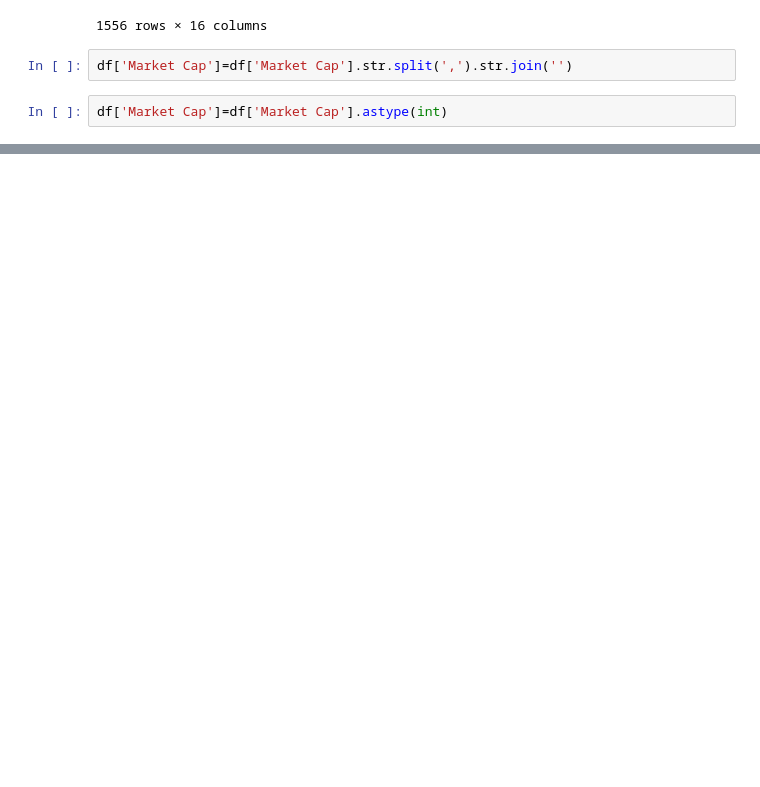
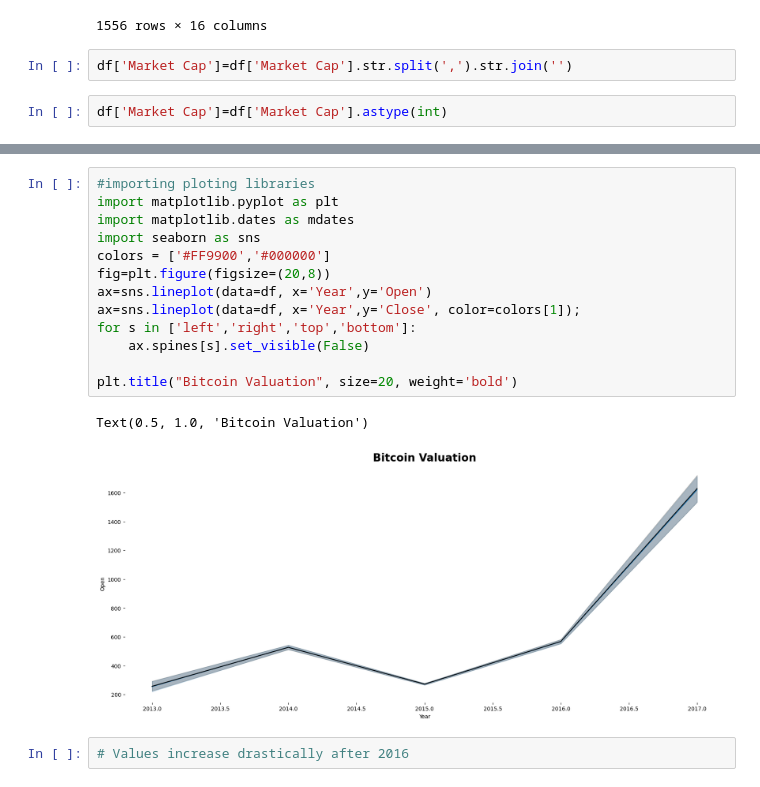
Before and after one commit to hasanenesguray/Data-Science-Projects, a Jupyter notebook: Machine Learning/Regression/Bitcoin Price Prediction/Bitcoin Price Prediction using LR & LSTM.ipynb, the cells around one changed output, grey strips where cells are left out. Drawn from its saved outputs; the diff is of its cells as text; blank space fills up the shorter version.

```diff
--- a/Machine Learning/Regression/Bitcoin Price Prediction/Bitcoin Price Prediction using LR & LSTM.ipynb
+++ b/Machine Learning/Regression/Bitcoin Price Prediction/Bitcoin Price Prediction using LR & LSTM.ipynb
@@ -179,0 +202,18 @@ df['Market Cap']=df['Market Cap'].astype(int)
+# %%
+#importing ploting libraries
+import matplotlib.pyplot as plt
+import matplotlib.dates as mdates
+import seaborn as sns
+colors = ['#FF9900','#000000']
+fig=plt.figure(figsize=(20,8))
+ax=sns.lineplot(data=df, x='Year',y='Open')
+ax=sns.lineplot(data=df, x='Year',y='Close', color=colors[1]);
+for s in ['left','right','top','bottom']:
+    ax.spines[s].set_visible(False)
+
+plt.title("Bitcoin Valuation", size=20, weight='bold')
+# %% [output]
+Text(0.5, 1.0, 'Bitcoin Valuation')
+[figure, added]
+# %%
+# Values increase drastically after 2016
```
Also changed, not shown: parts of 15 cells of this notebook.
